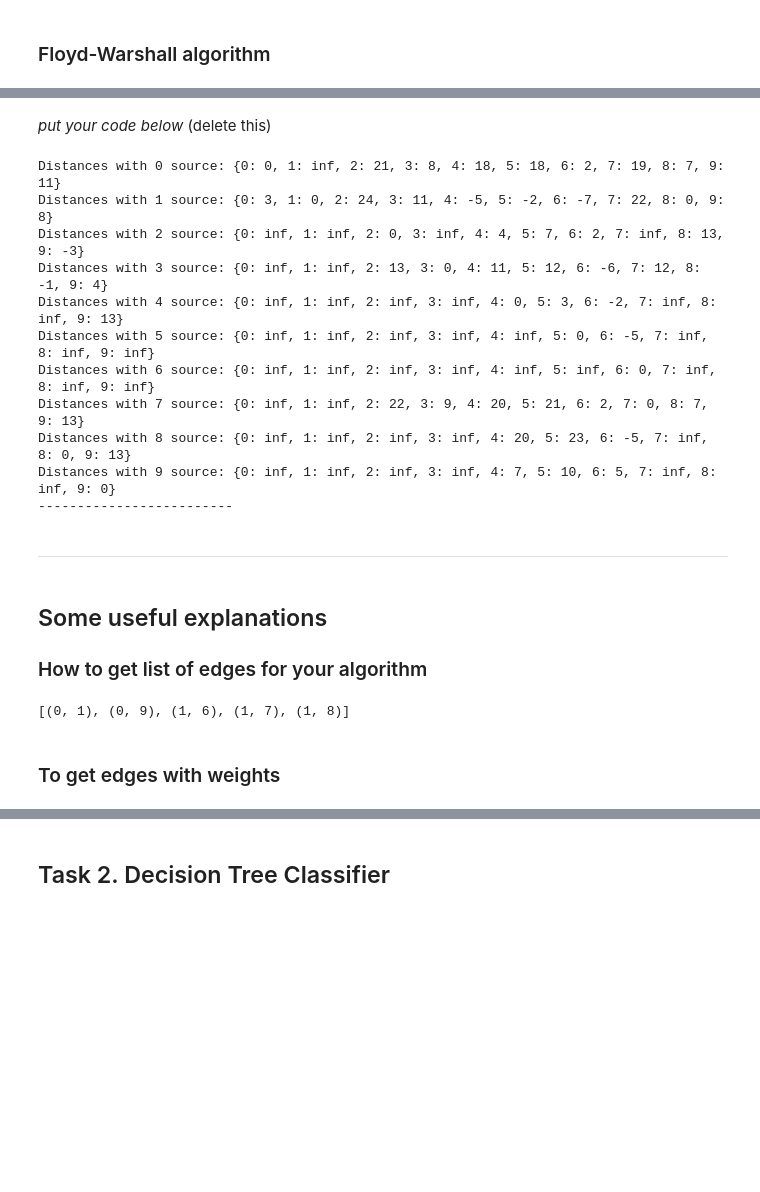
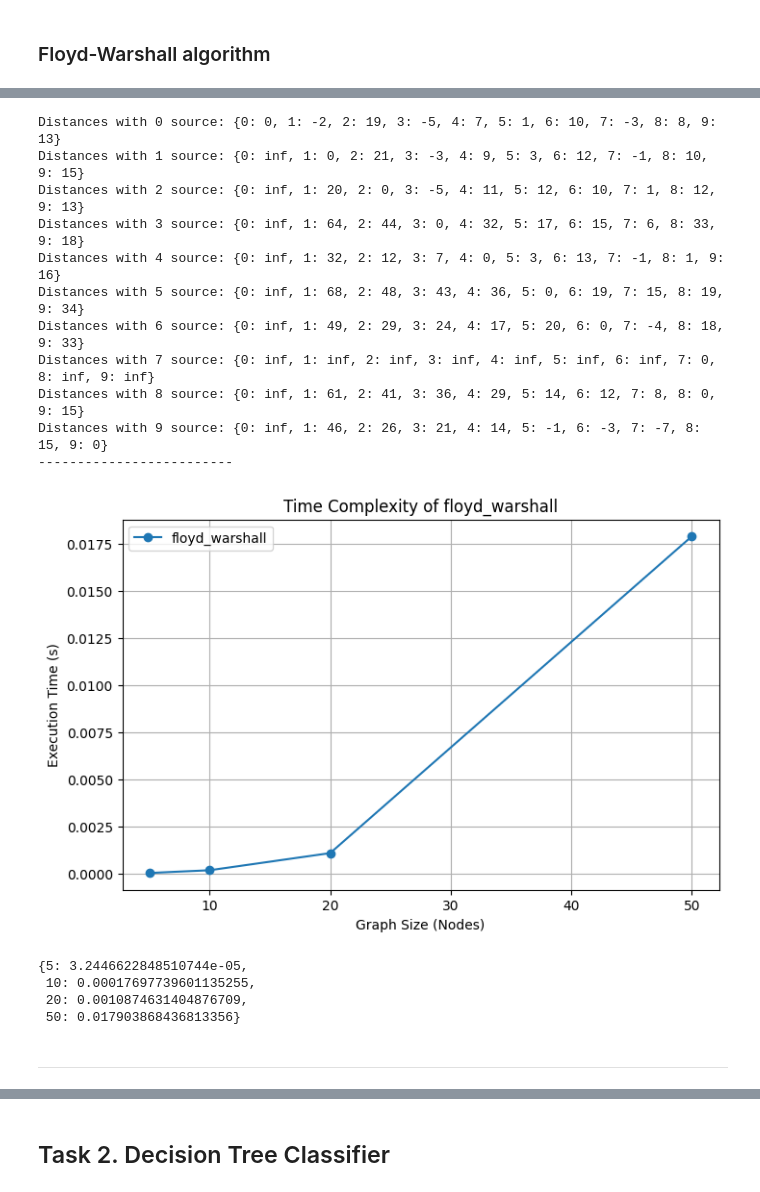
Before and after one commit to rasthpop/discrete-mathematics-tree-lab, a Jupyter notebook: Lab1_trees.ipynb, the cells around one changed output, grey strips where cells are left out. Drawn from its saved outputs; the diff is of its cells as text; code cells hidden in the pictures; blank space fills up the shorter version.

```diff
--- a/Lab1_trees.ipynb
+++ b/Lab1_trees.ipynb
@@ -368,11 +386,8 @@ Distances with 9 source: {9: 0, 4: 7, 0: inf, 1: inf, 2: inf, 3: inf, 5: 10, 6:
 -------------------------
-# %% [markdown]
-*put your code below* (delete this)
 # %%
 from math import inf
 
 def floyd_warshall(graph: nx.Graph):
-    edges = [(u, v, w['weight']) for u, v, w in graph.edges(data=True)]
     n = graph.number_of_nodes()
     matrix = {u: {v: inf for v in range(n)} for u in range(n)}
     pred = {u: {} for u in range(n)}
@@ -380,8 +395,8 @@ def floyd_warshall(graph: nx.Graph):
     for u in range(n):
         matrix[u][u] = 0
 
-    for u, v, w in edges:
-        matrix[u][v] = w
+    for u, v, data in graph.edges(data=True):
+        matrix[u][v] = data["weight"]
         pred[u][v] = u
 
     for i in range(n):
@@ -402,19 +417,24 @@ for k, v in dist.items():
 
 print("-"*25)
 # %% [output]
-Distances with 0 source: {0: 0, 1: inf, 2: 21, 3: 8, 4: 18, 5: 18, 6: 2, 7: 19, 8: 7, 9: 11}
-Distances with 1 source: {0: 3, 1: 0, 2: 24, 3: 11, 4: -5, 5: -2, 6: -7, 7: 22, 8: 0, 9: 8}
-Distances with 2 source: {0: inf, 1: inf, 2: 0, 3: inf, 4: 4, 5: 7, 6: 2, 7: inf, 8: 13, 9: -3}
-Distances with 3 source: {0: inf, 1: inf, 2: 13, 3: 0, 4: 11, 5: 12, 6: -6, 7: 12, 8: -1, 9: 4}
-Distances with 4 source: {0: inf, 1: inf, 2: inf, 3: inf, 4: 0, 5: 3, 6: -2, 7: inf, 8: inf, 9: 13}
-Distances with 5 source: {0: inf, 1: inf, 2: inf, 3: inf, 4: inf, 5: 0, 6: -5, 7: inf, 8: inf, 9: inf}
-Distances with 6 source: {0: inf, 1: inf, 2: inf, 3: inf, 4: inf, 5: inf, 6: 0, 7: inf, 8: inf, 9: inf}
-Distances with 7 source: {0: inf, 1: inf, 2: 22, 3: 9, 4: 20, 5: 21, 6: 2, 7: 0, 8: 7, 9: 13}
-Distances with 8 source: {0: inf, 1: inf, 2: inf, 3: inf, 4: 20, 5: 23, 6: -5, 7: inf, 8: 0, 9: 13}
-Distances with 9 source: {0: inf, 1: inf, 2: inf, 3: inf, 4: 7, 5: 10, 6: 5, 7: inf, 8: inf, 9: 0}
+Distances with 0 source: {0: 0, 1: -2, 2: 19, 3: -5, 4: 7, 5: 1, 6: 10, 7: -3, 8: 8, 9: 13}
+Distances with 1 source: {0: inf, 1: 0, 2: 21, 3: -3, 4: 9, 5: 3, 6: 12, 7: -1, 8: 10, 9: 15}
+Distances with 2 source: {0: inf, 1: 20, 2: 0, 3: -5, 4: 11, 5: 12, 6: 10, 7: 1, 8: 12, 9: 13}
+Distances with 3 source: {0: inf, 1: 64, 2: 44, 3: 0, 4: 32, 5: 17, 6: 15, 7: 6, 8: 33, 9: 18}
+Distances with 4 source: {0: inf, 1: 32, 2: 12, 3: 7, 4: 0, 5: 3, 6: 13, 7: -1, 8: 1, 9: 16}
+Distances with 5 source: {0: inf, 1: 68, 2: 48, 3: 43, 4: 36, 5: 0, 6: 19, 7: 15, 8: 19, 9: 34}
+Distances with 6 source: {0: inf, 1: 49, 2: 29, 3: 24, 4: 17, 5: 20, 6: 0, 7: -4, 8: 18, 9: 33}
+Distances with 7 source: {0: inf, 1: inf, 2: inf, 3: inf, 4: inf, 5: inf, 6: inf, 7: 0, 8: inf, 9: inf}
+Distances with 8 source: {0: inf, 1: 61, 2: 41, 3: 36, 4: 29, 5: 14, 6: 12, 7: 8, 8: 0, 9: 15}
+Distances with 9 source: {0: inf, 1: 46, 2: 26, 3: 21, 4: 14, 5: -1, 6: -3, 7: -7, 8: 15, 9: 0}
 -------------------------
+# %%
+analyze_time_complexity(floyd_warshall, True, [5, 10, 20, 50])
+# %% [output]
+[figure, added]
+{5: 3.2446622848510744e-05,
+ 10: 0.00017697739601135255,
+ 20: 0.0010874631404876709,
+ 50: 0.017903868436813356}
 # %% [markdown]
 ---
-# %% [markdown]
-## Some useful explanations
-### How to get list of edges for your algorithm
@@ -423,6 +440,0 @@ edges = list(G.edges()) # by default G.edges are EdgesView class
-# %%
-edges[:5]
-# %% [output]
-[(0, 1), (0, 9), (1, 6), (1, 7), (1, 8)]
-# %% [markdown]
-### To get edges with weights
```
Also changed, not shown: parts of 22 cells of this notebook.
